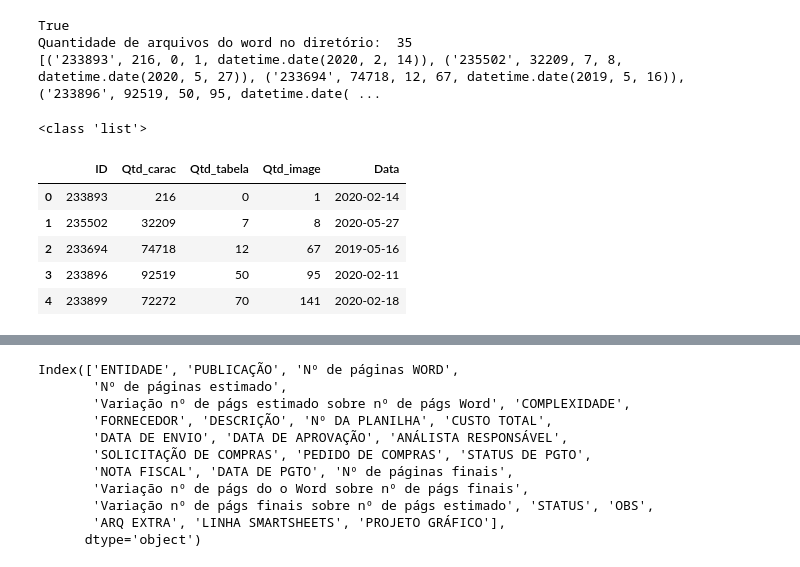
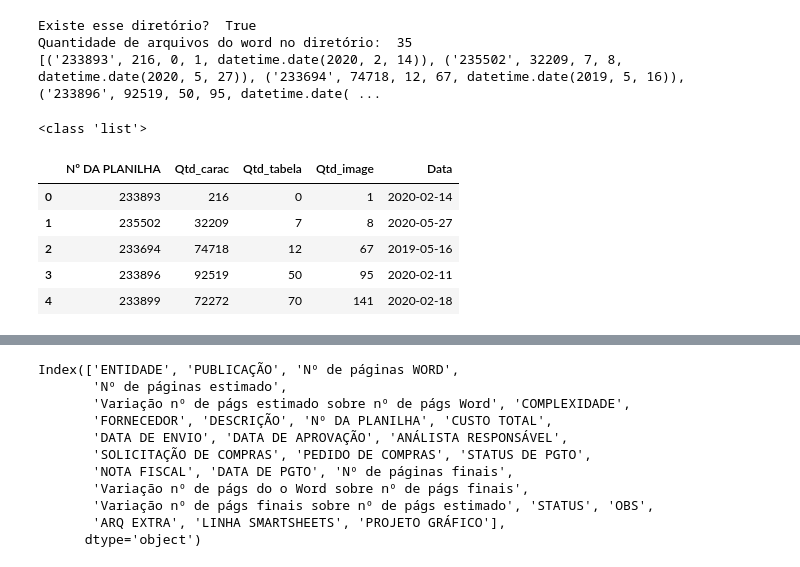
Before and after one commit to WalnerPessoa/Fluxo_Editorial, a Jupyter notebook: testes/gerar_nova_tabela.ipynb, the cells around one changed output, grey strips where cells are left out. Cells and saved outputs as stored; diff of their text form; code cells hidden in the pictures.

Commit message:
método para manipular tabelas

```diff
--- a/testes/gerar_nova_tabela.ipynb
+++ b/testes/gerar_nova_tabela.ipynb
@@ -10,7 +10,7 @@ fileExt = r".docx"
 fileDir = r"/Users/wpessoa/repositorios/NGE/words/"
 
 # verificar se existe o diretório
-print(os.path.exists(fileDir))
+print("Existe esse diretório? ",os.path.exists(fileDir))
 
 
 #fileDir = r"/Users/wpessoa/repositorios/Fluxo_Editorial/words/"
@@ -26,7 +26,7 @@ print("Quantidade de arquivos do word no diretório: ",len(files_array))
 var=gf.get_info(fileDir,files_array)
 print(var)
 # %% [output]
-True
+Existe esse diretório?  True
 Quantidade de arquivos do word no diretório:  35
 [('233893', 216, 0, 1, datetime.date(2020, 2, 14)), ('235502', 32209, 7, 8, datetime.date(2020, 5, 27)), ('233694', 74718, 12, 67, datetime.date(2019, 5, 16)), ('233896', 92519, 50, 95, datetime.date( ...
 # %%
@@ -36,10 +36,10 @@ print(type(var))
 # %% [output]
 <class 'list'>
 # %%
-df = pd.DataFrame(var,columns=['ID',"Qtd_carac","Qtd_tabela","Qtd_image","Data"])
+df = pd.DataFrame(var,columns=['Nº DA PLANILHA',"Qtd_carac","Qtd_tabela","Qtd_image","Data"])
 df.head()
 # %% [output]
-|  | ID | Qtd_carac | Qtd_tabela | Qtd_image | Data |
+|  | Nº DA PLANILHA | Qtd_carac | Qtd_tabela | Qtd_image | Data |
 | 0 | 233893 | 216 | 0 | 1 | 2020-02-14 |
 | 1 | 235502 | 32209 | 7 | 8 | 2020-05-27 |
 | 2 | 233694 | 74718 | 12 | 67 | 2019-05-16 |
```
Also changed, not shown: parts of 17 cells of this notebook.
